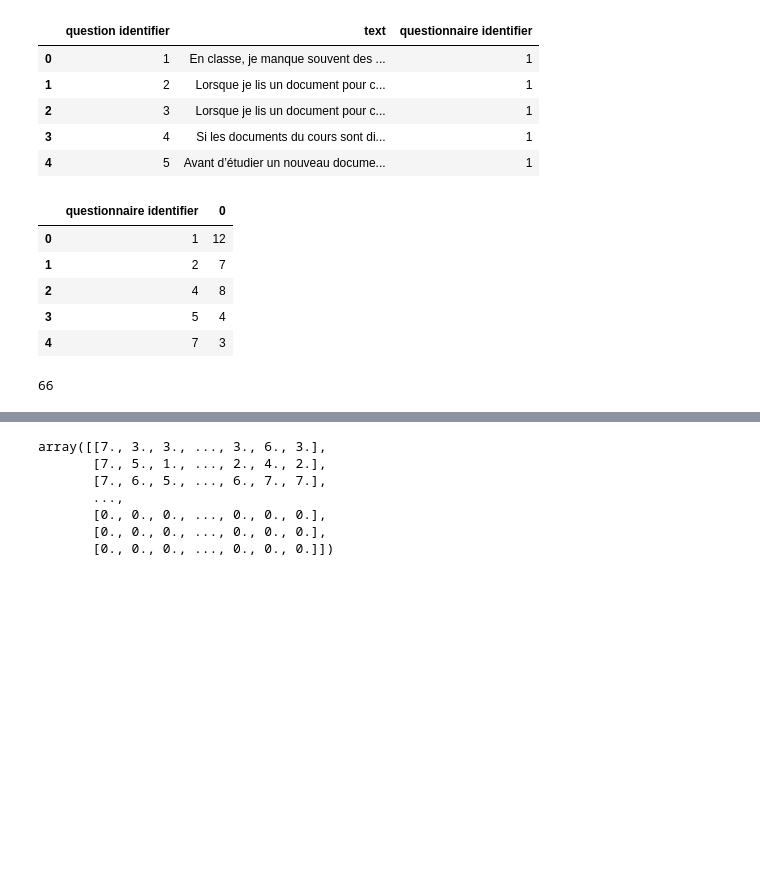
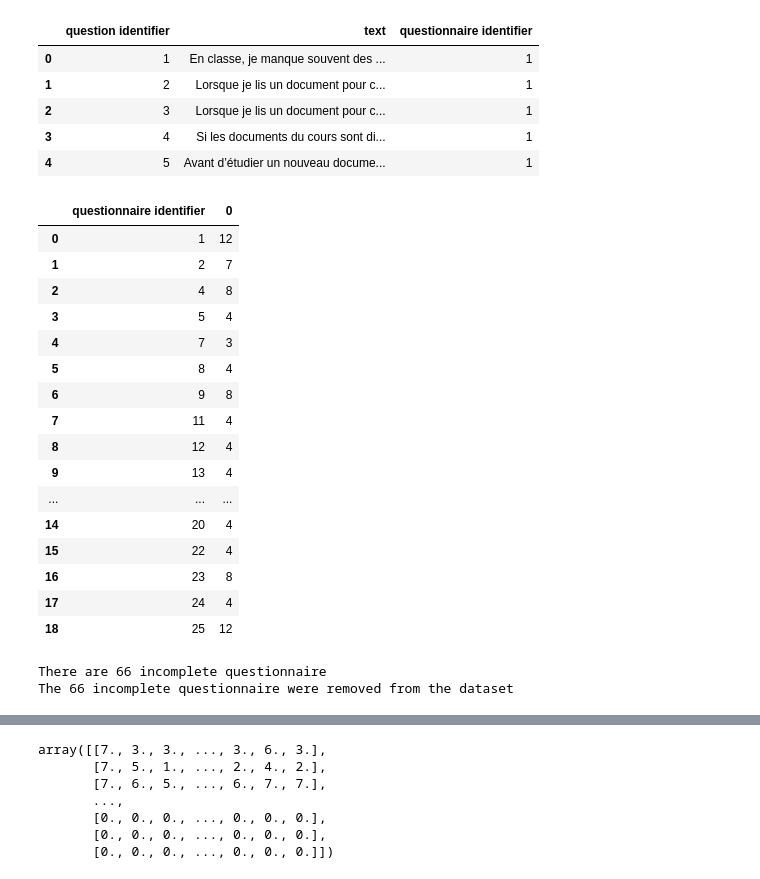
Before and after one commit to MrymZakani/SHS_project, a Jupyter notebook: exploring_habits_data.ipynb, the cells around one changed output, grey strips where cells are left out. Saved outputs shown, nothing was run; the diff lists cells and outputs as text; code cells hidden in the pictures; blank space fills up the shorter version.

```diff
--- a/exploring_habits_data.ipynb
+++ b/exploring_habits_data.ipynb
@@ -40,13 +42,24 @@ questionnaire_questions.head()
 | 3 | 4 | Si les documents du cours sont di... | 1 |
 | 4 | 5 | Avant d’étudier un nouveau docume... | 1 |
 # %%
+# Find the number of questions in each questionnaire
 questionnaire_questions_df = questionnaire_questions.groupby(['questionnaire identifier']).size().reset_index()
-
-questionnaire_questions_df.head()
+questionnaire_questions_df
 # %% [output]
 |  | questionnaire identifier | 0 |
 | 0 | 1 | 12 |
 | 1 | 2 | 7 |
 | 2 | 4 | 8 |
 | 3 | 5 | 4 |
 | 4 | 7 | 3 |
+| 5 | 8 | 4 |
+| 6 | 9 | 8 |
+| 7 | 11 | 4 |
+| 8 | 12 | 4 |
+| 9 | 13 | 4 |
+| ... | ... | ... |
+| 14 | 20 | 4 |
+| 15 | 22 | 4 |
+| 16 | 23 | 8 |
+| 17 | 24 | 4 |
+| 18 | 25 | 12 |
@@ -61,9 +65,0 @@ for i in range(questionnaires_num + 1):
-# %%
-bad_indices =[]
-for index, row in questionnaire_users_df.iterrows():
-    if row[0] != questions_num[row['questionnaire identifier']]:
-        bad_indices.append(index)
-
-print(len(bad_indices))
-# %% [output]
-66
@@ -79 +66,31 @@ for x in bad_indices:
+# %%
+questionnaires_num = 25
+questions_num = []
+for i in range(questionnaires_num + 1):
+    try:
+        questions_num.append(int(questionnaire_questions_df.loc[questionnaire_questions_df['questionnaire identifier'] == i][0]))
+    except:
+        questions_num.append(0)
+
+incomplete_questionnaire =[]
+for index, row in questionnaire_users_df.iterrows():
+    # Compare if
+    if row[0] != questions_num[row['questionnaire identifier']]:
+        incomplete_questionnaire.append(index)
+
+print("There are {} incomplete questionnaire".format(len(incomplete_questionnaire)))
+
+questionnaire_users_cp = questionnaire_users_df.copy()
+removed = 0
+for x in incomplete_questionnaire:
+    try:
+        questionnaire_users_cp = questionnaire_users_cp.drop(questionnaire_users_cp.index[x - removed])
+        removed += 1
+    except:
+        print(str(x) + " not found")
+
+print("The {} incomplete questionnaire were removed from the dataset".format(removed))
+# %% [output]
+There are 66 incomplete questionnaire
+The 66 incomplete questionnaire were removed from the dataset
 # %%
```
Also changed, not shown: parts of 16 cells of this notebook.
